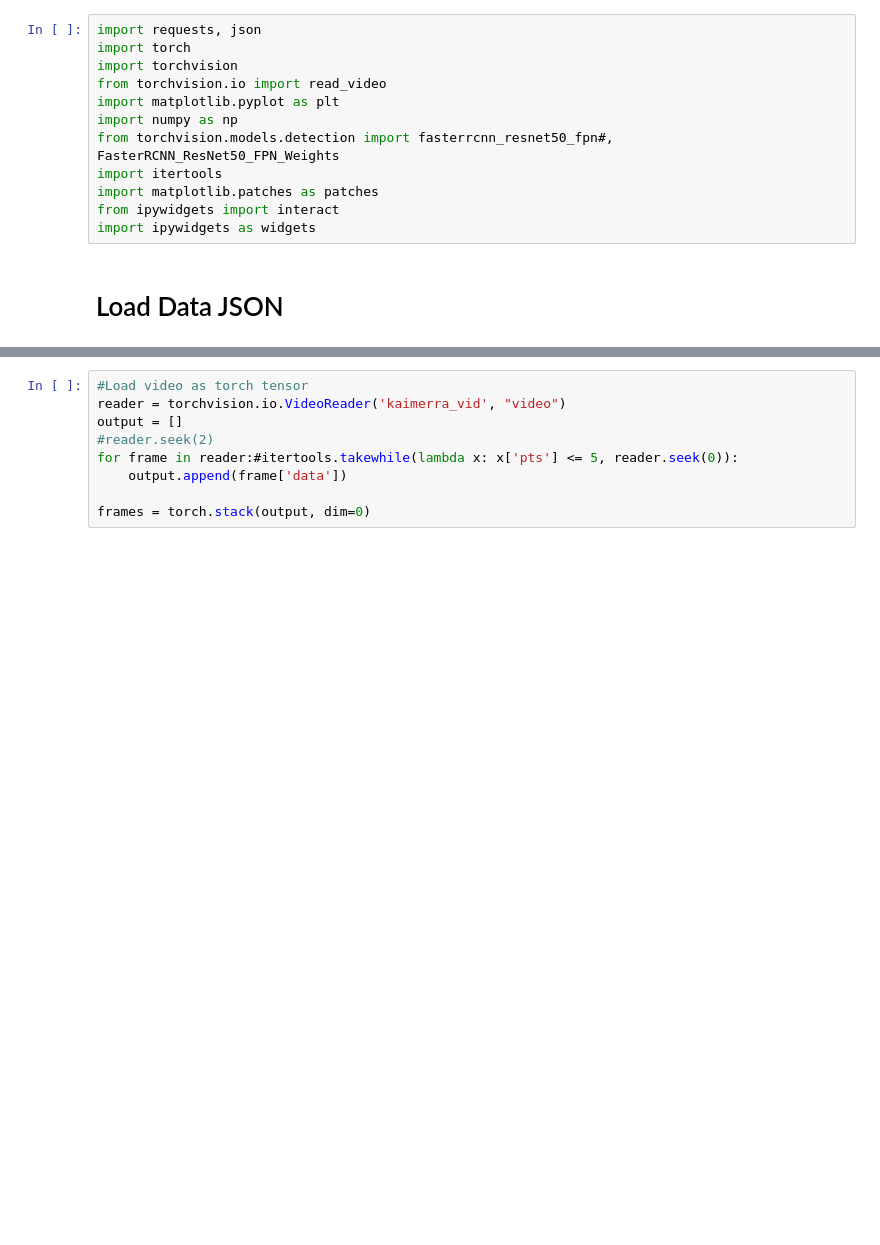
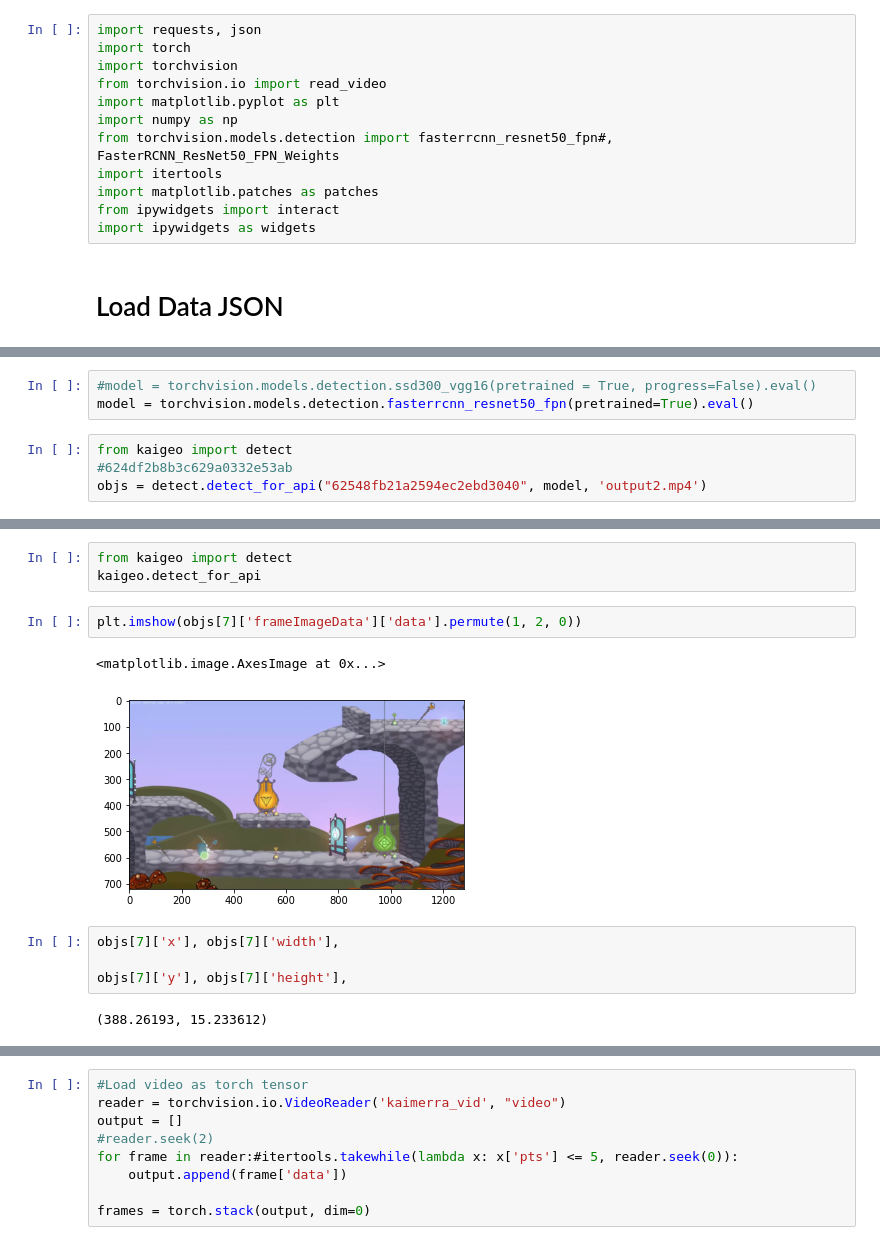
Before and after one commit to kaimerra/geometry, a Jupyter notebook: notebooks/ObjectDetection.ipynb, the cells around one changed output, grey strips where cells are left out. Cells and saved outputs as stored; diff of their text form; blank space fills up the shorter version.

```diff
--- a/notebooks/ObjectDetection.ipynb
+++ b/notebooks/ObjectDetection.ipynb
@@ -35,0 +69,7 @@ open('kaimerra_vid', 'wb').write(r.content)
+# %%
+#model = torchvision.models.detection.ssd300_vgg16(pretrained = True, progress=False).eval()
+model = torchvision.models.detection.fasterrcnn_resnet50_fpn(pretrained=True).eval()
+# %%
+from kaigeo import detect
+#624df2b8b3c629a0332e53ab
+objs = detect.detect_for_api("62548fb21a2594ec2ebd3040", model, 'output2.mp4')
@@ -35,0 +107,14 @@ open('kaimerra_vid', 'wb').write(r.content)
+# %%
+from kaigeo import detect
+kaigeo.detect_for_api
+# %%
+plt.imshow(objs[7]['frameImageData']['data'].permute(1, 2, 0))
+# %% [output]
+<matplotlib.image.AxesImage at 0x...>
+[figure, added]
+# %%
+objs[7]['x'], objs[7]['width'],
+
+objs[7]['y'], objs[7]['height'],
+# %% [output]
+(388.26193, 15.233612)
```
Also changed, not shown: parts of 20 cells of this notebook, 4 other files.
